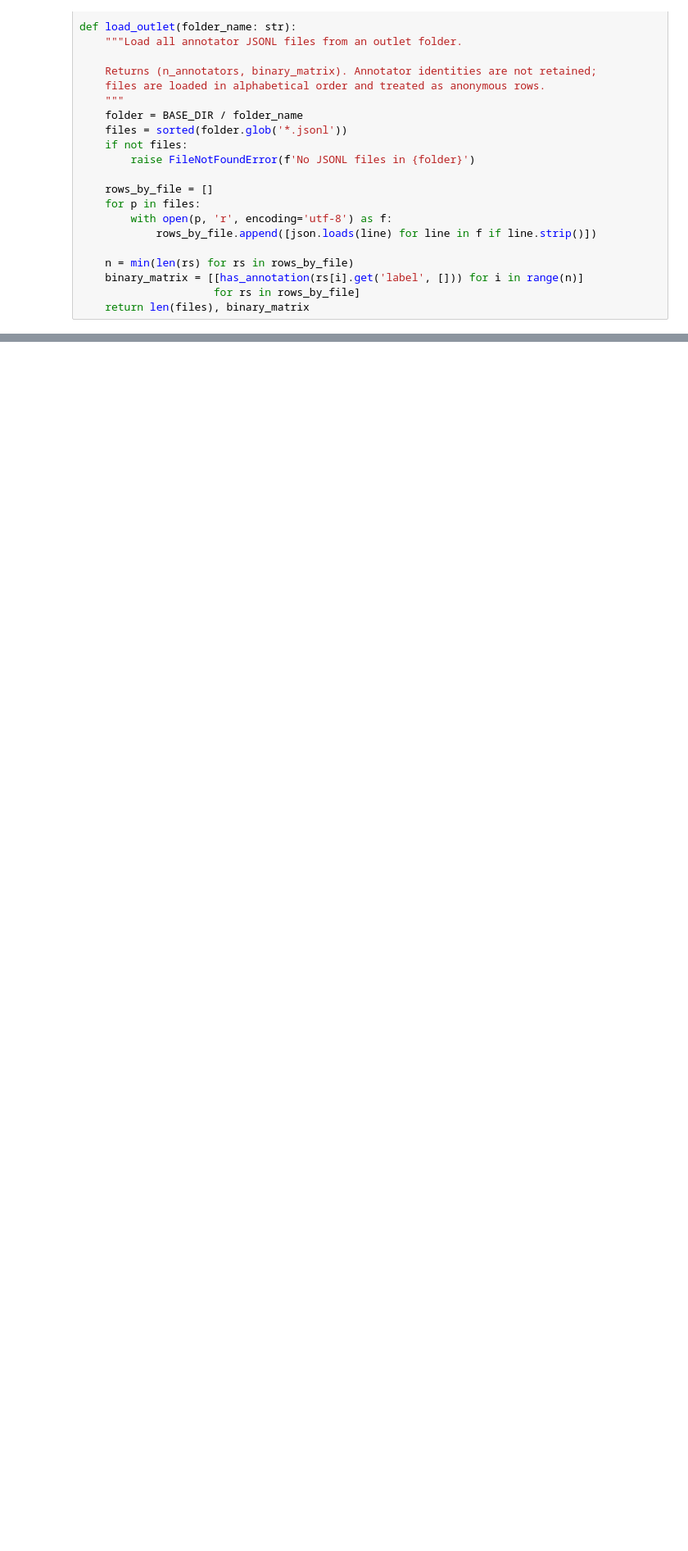
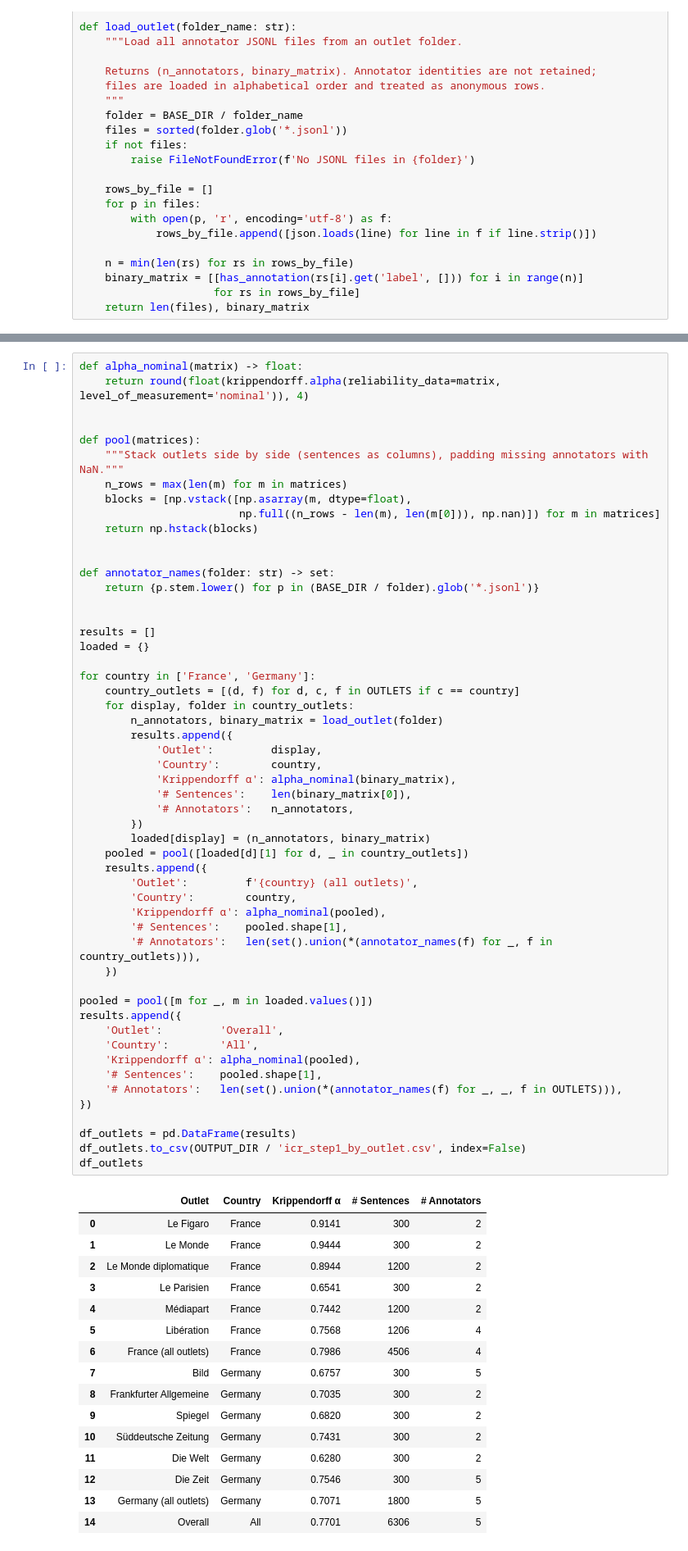
Before and after one commit to mdubied/soccat, a Jupyter notebook: tables/icr_step1_krippendorff.ipynb, the cells around one changed output, grey strips where cells are left out. Shown at 82% size. Saved outputs shown, nothing was run; the diff lists cells and outputs as text; blank space fills up the shorter version.

```diff
--- a/tables/icr_step1_krippendorff.ipynb
+++ b/tables/icr_step1_krippendorff.ipynb
@@ -120,3 +87,73 @@ df_outlets
+# %%
+def alpha_nominal(matrix) -> float:
+    return round(float(krippendorff.alpha(reliability_data=matrix, level_of_measurement='nominal')), 4)
+
+
+def pool(matrices):
+    """Stack outlets side by side (sentences as columns), padding missing annotators with NaN."""
+    n_rows = max(len(m) for m in matrices)
+    blocks = [np.vstack([np.asarray(m, dtype=float),
+                         np.full((n_rows - len(m), len(m[0])), np.nan)]) for m in matrices]
+    return np.hstack(blocks)
+
+
+def annotator_names(folder: str) -> set:
+    return {p.stem.lower() for p in (BASE_DIR / folder).glob('*.jsonl')}
+
+
+results = []
+loaded = {}
+
+for country in ['France', 'Germany']:
+    country_outlets = [(d, f) for d, c, f in OUTLETS if c == country]
+    for display, folder in country_outlets:
+        n_annotators, binary_matrix = load_outlet(folder)
+        results.append({
+            'Outlet':         display,
+            'Country':        country,
+            'Krippendorff α': alpha_nominal(binary_matrix),
+            '# Sentences':    len(binary_matrix[0]),
+            '# Annotators':   n_annotators,
+        })
+        loaded[display] = (n_annotators, binary_matrix)
+    pooled = pool([loaded[d][1] for d, _ in country_outlets])
+    results.append({
+        'Outlet':         f'{country} (all outlets)',
+        'Country':        country,
+        'Krippendorff α': alpha_nominal(pooled),
+        '# Sentences':    pooled.shape[1],
+        '# Annotators':   len(set().union(*(annotator_names(f) for _, f in country_outlets))),
+    })
+
+pooled = pool([m for _, m in loaded.values()])
+results.append({
+    'Outlet':         'Overall',
+    'Country':        'All',
+    'Krippendorff α': alpha_nominal(pooled),
+    '# Sentences':    pooled.shape[1],
+    '# Annotators':   len(set().union(*(annotator_names(f) for _, _, f in OUTLETS))),
+})
+
+df_outlets = pd.DataFrame(results)
+df_outlets.to_csv(OUTPUT_DIR / 'icr_step1_by_outlet.csv', index=False)
+df_outlets
+# %% [output]
+|  | Outlet | Country | Krippendorff α | # Sentences | # Annotators |
+| 0 | Le Figaro | France | 0.9141 | 300 | 2 |
+| 1 | Le Monde | France | 0.9444 | 300 | 2 |
+| 2 | Le Monde diplomatique | France | 0.8944 | 1200 | 2 |
+| 3 | Le Parisien | France | 0.6541 | 300 | 2 |
+| 4 | Médiapart | France | 0.7442 | 1200 | 2 |
+| 5 | Libération | France | 0.7568 | 1206 | 4 |
+| 6 | France (all outlets) | France | 0.7986 | 4506 | 4 |
+| 7 | Bild | Germany | 0.6757 | 300 | 5 |
+| 8 | Frankfurter Allgemeine | Germany | 0.7035 | 300 | 2 |
+| 9 | Spiegel | Germany | 0.6820 | 300 | 2 |
+| 10 | Süddeutsche Zeitung | Germany | 0.7431 | 300 | 2 |
+| 11 | Die Welt | Germany | 0.6280 | 300 | 2 |
+| 12 | Die Zeit | Germany | 0.7546 | 300 | 5 |
+| 13 | Germany (all outlets) | Germany | 0.7071 | 1800 | 5 |
+| 14 | Overall | All | 0.7701 | 6306 | 5 |
 # %% [markdown]
 ## Printout
 # %%
```
Also changed, not shown: parts of 5 cells of this notebook, 12 other files.
